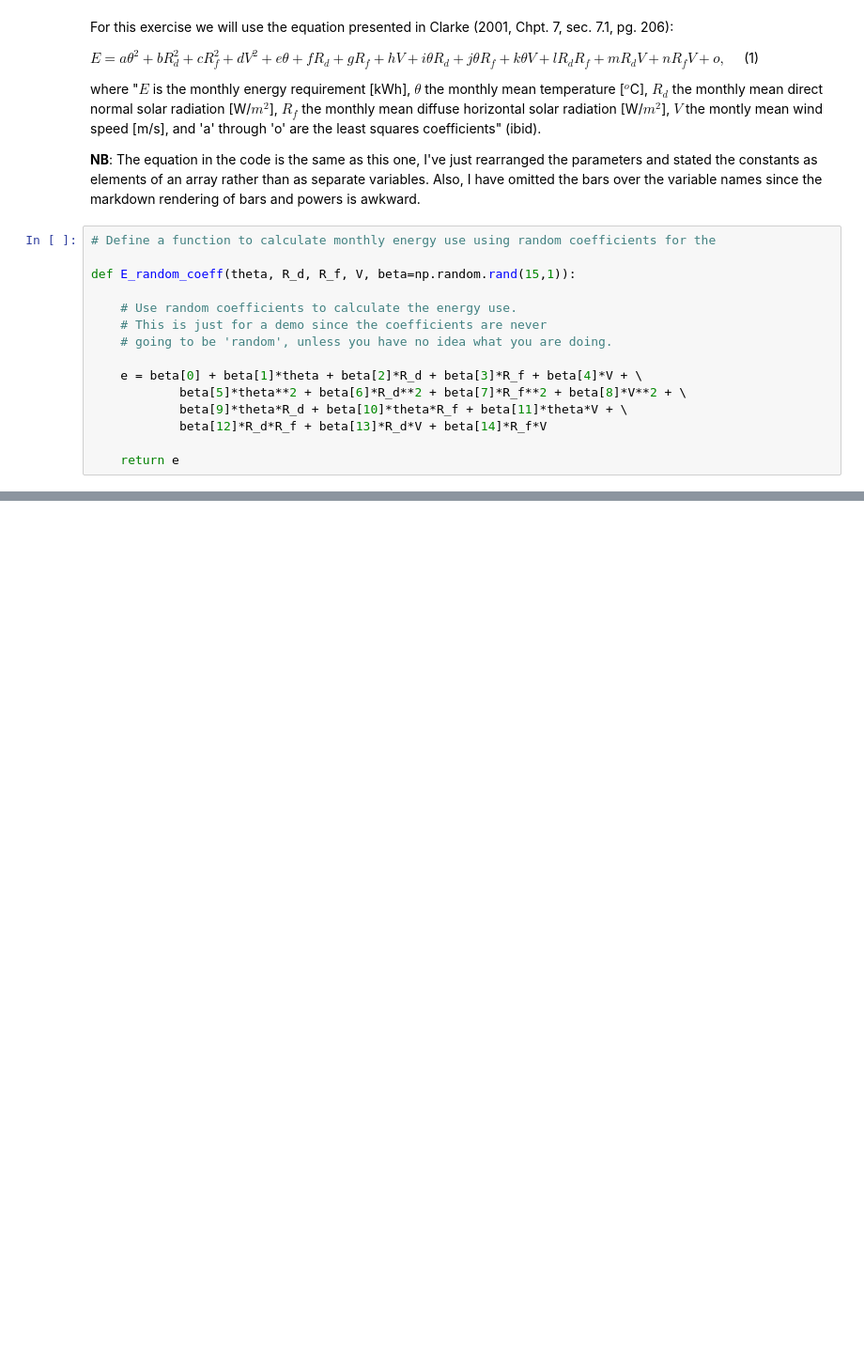
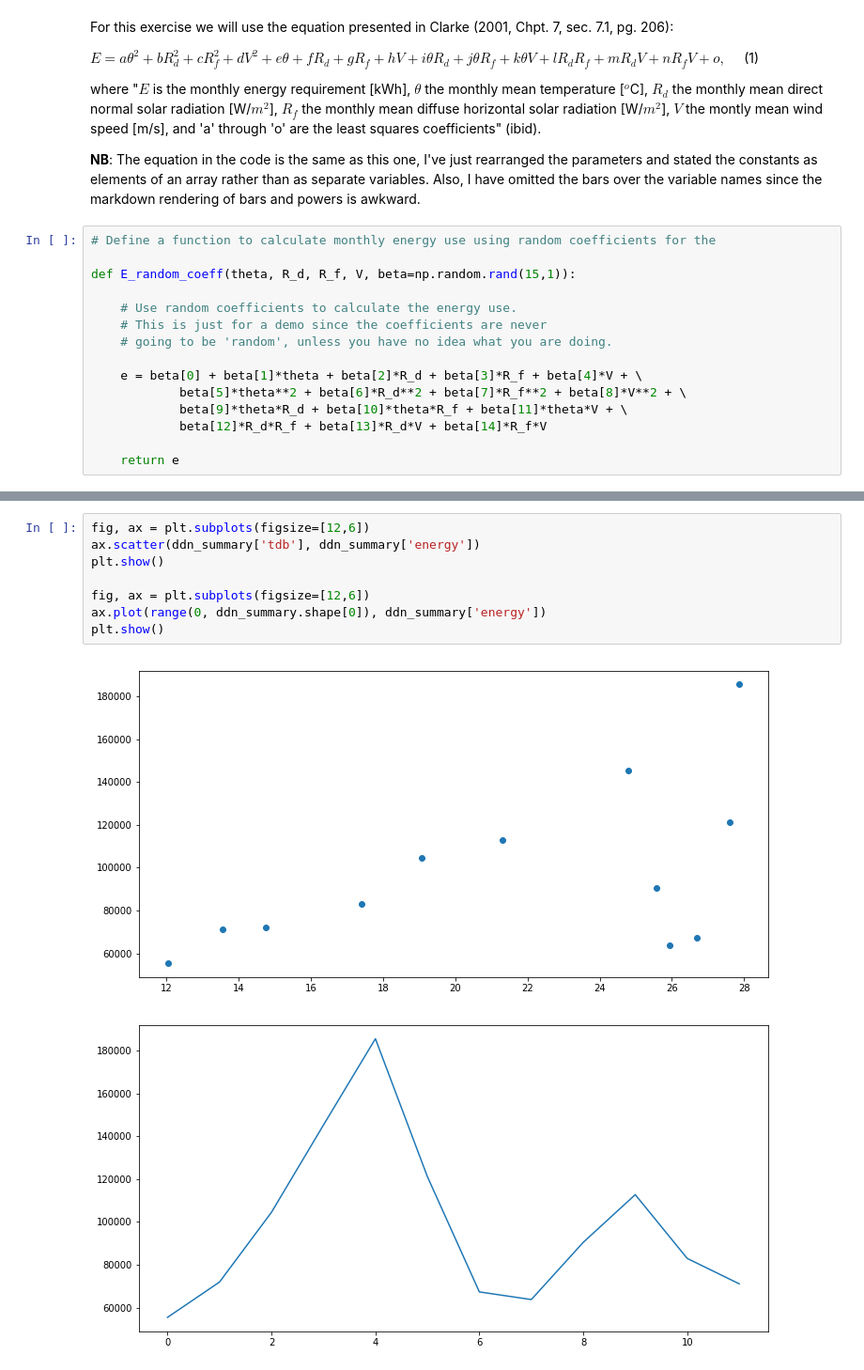
Before and after one commit to paragrastogi/CEPT_Workshop_January2020, a Jupyter notebook: lib/tutorial_v00.ipynb, the cells around one changed output, grey strips where cells are left out. Shown at 94% size. Cells and saved outputs as stored; diff of their text form; blank space fills up the shorter version.

```diff
--- a/lib/tutorial_v00.ipynb
+++ b/lib/tutorial_v00.ipynb
@@ -114,0 +172,11 @@ plt.show()
+# %%
+fig, ax = plt.subplots(figsize=[12,6])
+ax.scatter(ddn_summary['tdb'], ddn_summary['energy'])
+plt.show()
+
+fig, ax = plt.subplots(figsize=[12,6])
+ax.plot(range(0, ddn_summary.shape[0]), ddn_summary['energy'])
+plt.show()
+# %% [output]
+[figure, added]
+[figure, added]
```
Also changed, not shown: parts of 18 cells of this notebook, 2 other files.
